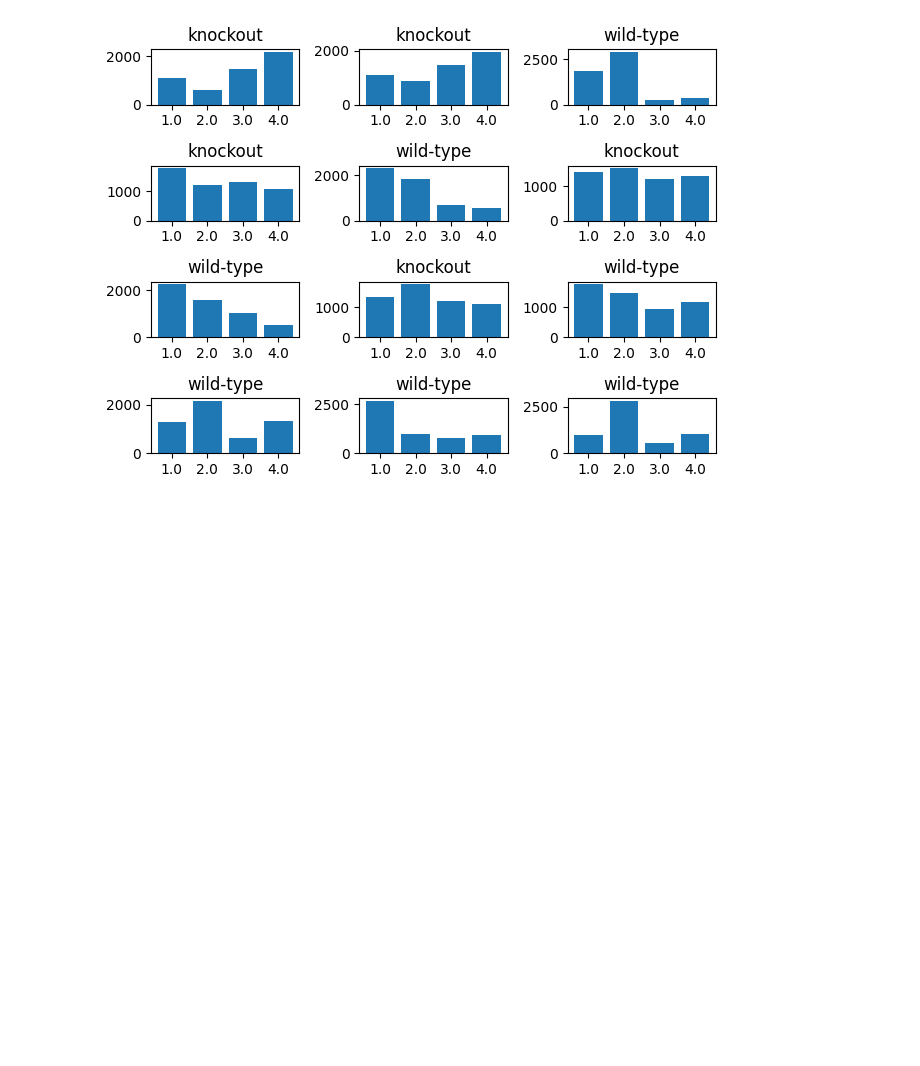
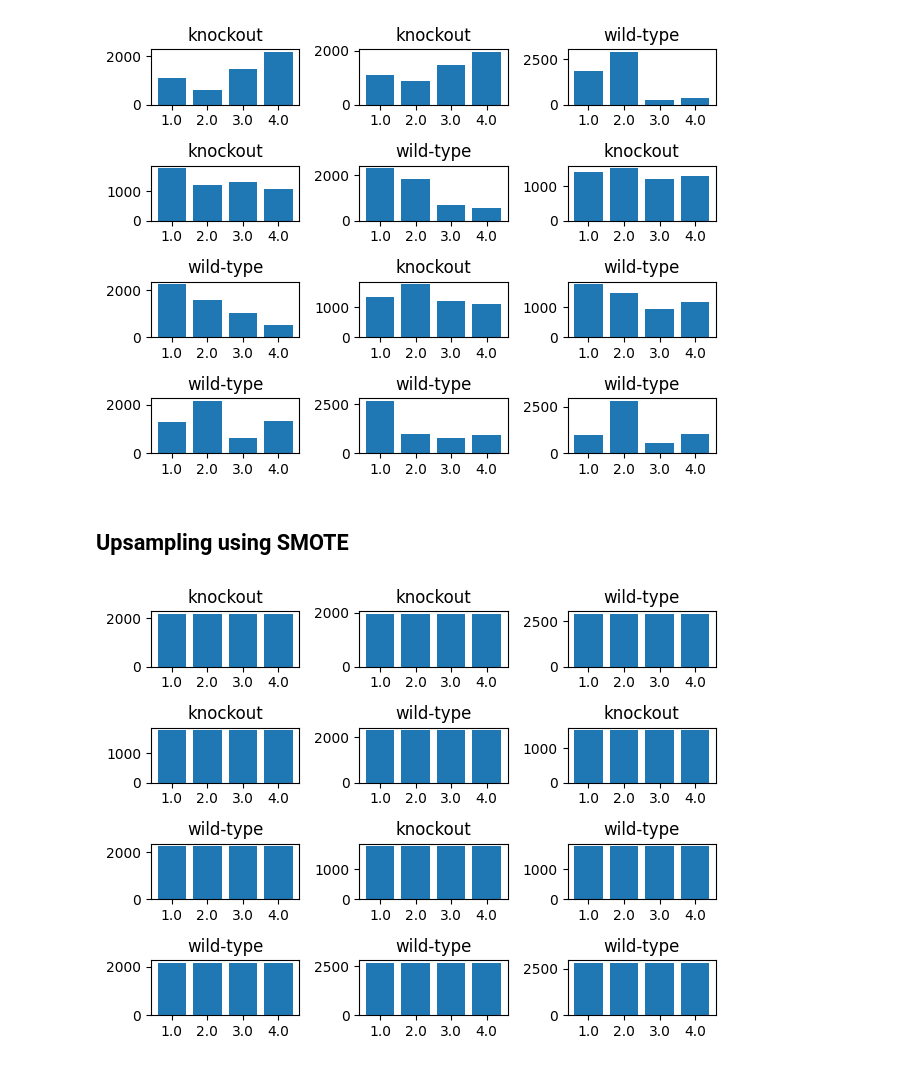
Before and after one commit to kisaragiRY/decoding-DG, a Jupyter notebook: notebooks/3-decoding-model/2-softmax-regression/01-classes-visualization.ipynb, the cells around one changed output. Drawn from its saved outputs; the diff is of its cells as text; code cells hidden in the pictures; blank space fills up the shorter version.

Commit message:
added visualization of data after upsampling #39

```diff
--- a/notebooks/3-decoding-model/2-softmax-regression/01-classes-visualization.ipynb
+++ b/notebooks/3-decoding-model/2-softmax-regression/01-classes-visualization.ipynb
@@ -16,7 +17,7 @@ axes = axes.ravel()
 
 for id_, data_dir in enumerate(ParamDir().data_path_list):
     coord_axis = "x-axis"
-    dataset = SmoothedSpikesDataset(data_dir, coord_axis, False, False)
+    dataset = BaseDataset(data_dir, False, False)
     n_class = bin_pos(dataset.coords_xy)
     classes, count = np.unique(n_class, return_counts=True)
     axes[id_].bar((classes).astype(str), count)
@@ -27,3 +28,26 @@ for id_, data_dir in enumerate(ParamDir().data_path_list):
     axes[id_].set_title(mouse_type)
 # %% [output]
 [figure]
+# %% [markdown]
+## Upsampling using SMOTE
+# %%
+fig, axes = plt.subplots(nrows = 4, ncols = 3, tight_layout = True)
+axes = axes.ravel()
+
+for id_, data_dir in enumerate(ParamDir().data_path_list):
+    coord_axis = "x-axis"
+    dataset = BaseDataset(data_dir, False, False)
+
+    n_class = bin_pos(dataset.coords_xy)
+    oversample = SMOTE()
+    X, y = oversample.fit_resample(dataset.spikes, n_class)
+
+    classes, count = np.unique(y, return_counts=True)
+    axes[id_].bar((classes).astype(str), count)
+    if "KO" in str(data_dir):
+        mouse_type = "knockout"
+    else:
+        mouse_type = "wild-type"
+    axes[id_].set_title(mouse_type)
+# %% [output]
+[figure, added]
```
Also changed, not shown: parts of 1 cell of this notebook.
